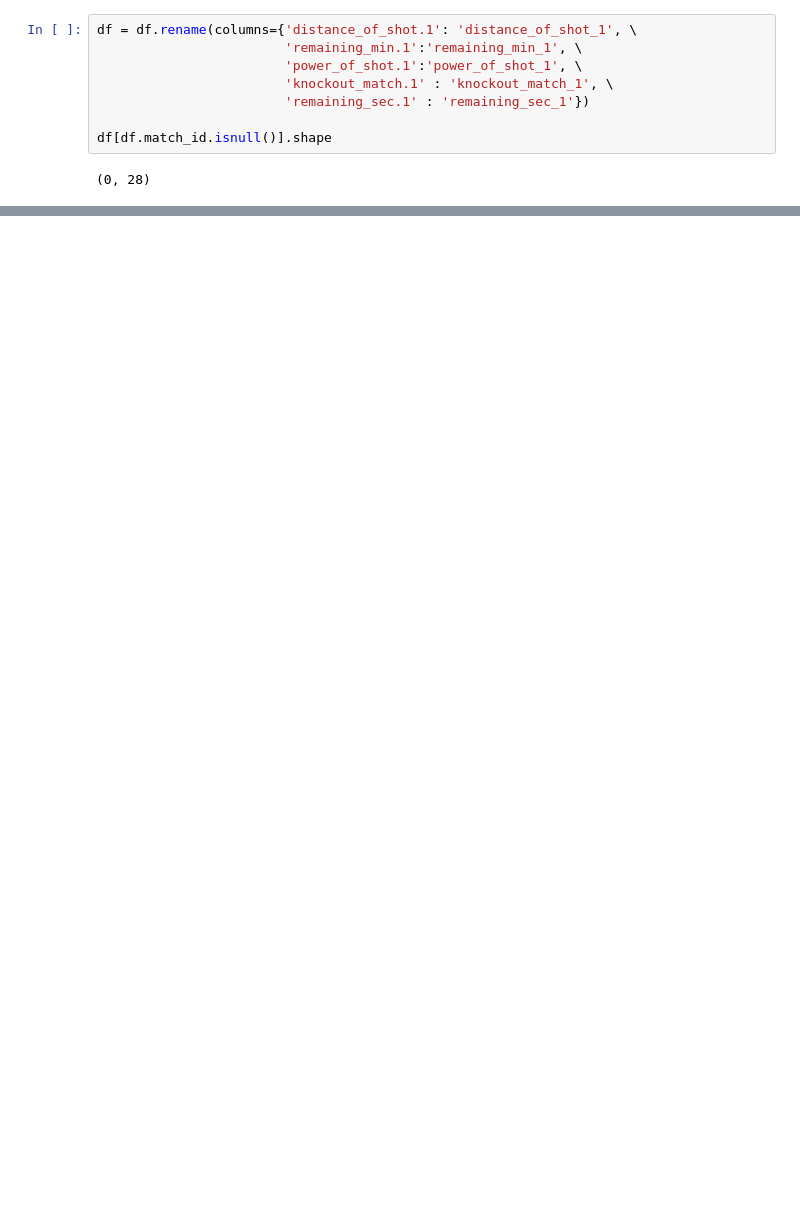
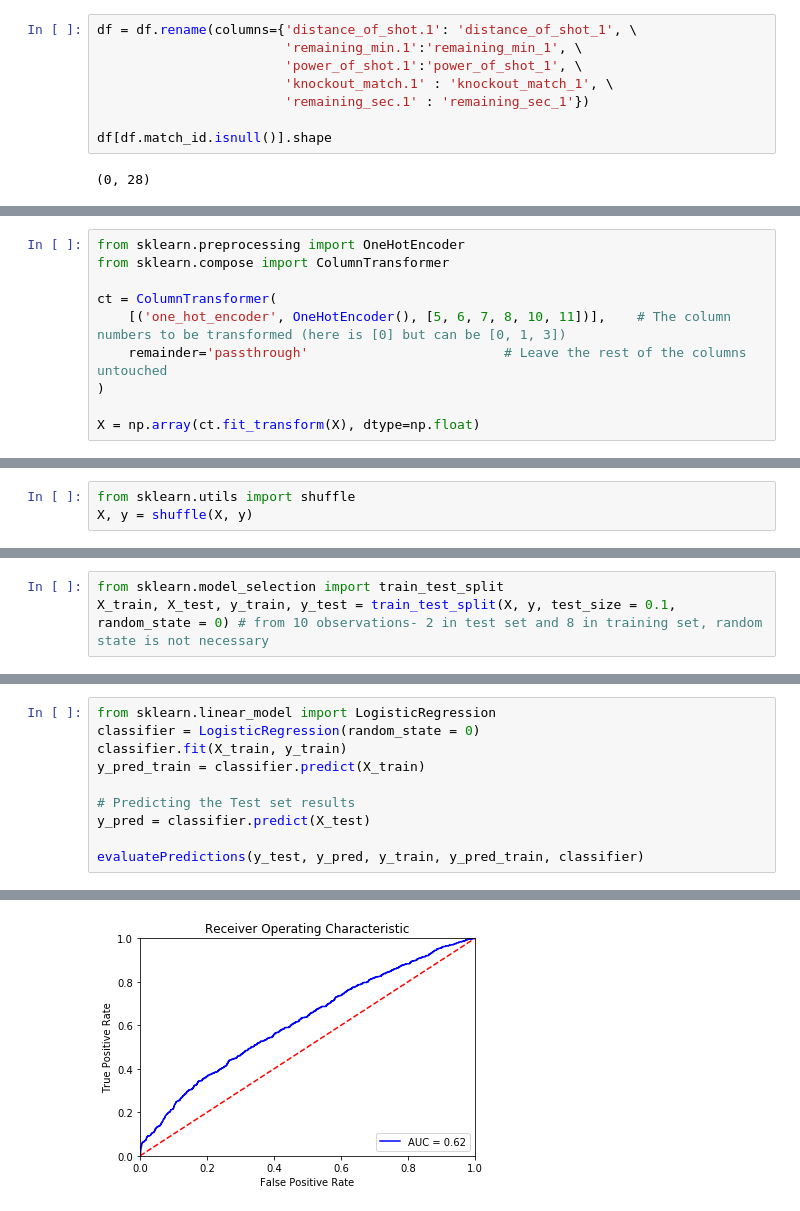
Before and after one commit to bhavi289/ZS, a Jupyter notebook: main.ipynb, the cells around one changed output, grey strips where cells are left out. Cells and saved outputs as stored; diff of their text form; blank space fills up the shorter version.

```diff
--- a/main.ipynb
+++ b/main.ipynb
@@ -288,0 +645,10 @@ data['knockout_match'] = data.apply(fillKnockoutMatches, axis=1)
+# %%
+from sklearn.preprocessing import OneHotEncoder
+from sklearn.compose import ColumnTransformer
+
+ct = ColumnTransformer(
+    [('one_hot_encoder', OneHotEncoder(), [5, 6, 7, 8, 10, 11])],    # The column numbers to be transformed (here is [0] but can be [0, 1, 3])
+    remainder='passthrough'                         # Leave the rest of the columns untouched
+)
+
+X = np.array(ct.fit_transform(X), dtype=np.float)
@@ -288,0 +659,3 @@ data['knockout_match'] = data.apply(fillKnockoutMatches, axis=1)
+# %%
+from sklearn.utils import shuffle
+X, y = shuffle(X, y)
@@ -288,0 +666,3 @@ data['knockout_match'] = data.apply(fillKnockoutMatches, axis=1)
+# %%
+from sklearn.model_selection import train_test_split
+X_train, X_test, y_train, y_test = train_test_split(X, y, test_size = 0.1, random_state = 0) # from 10 observations- 2 in test set and 8 in training set, random state is not necessary
@@ -288,0 +691,11 @@ data['knockout_match'] = data.apply(fillKnockoutMatches, axis=1)
+# %%
+from sklearn.linear_model import LogisticRegression
+classifier = LogisticRegression(random_state = 0)
+classifier.fit(X_train, y_train)
+y_pred_train = classifier.predict(X_train)
+
+# Predicting the Test set results
+y_pred = classifier.predict(X_test)
+
+evaluatePredictions(y_test, y_pred, y_train, y_pred_train, classifier)
+# %% [output]
@@ -288,0 +722 @@ data['knockout_match'] = data.apply(fillKnockoutMatches, axis=1)
+[figure, added]
```
Also changed, not shown: parts of 63 cells of this notebook.
